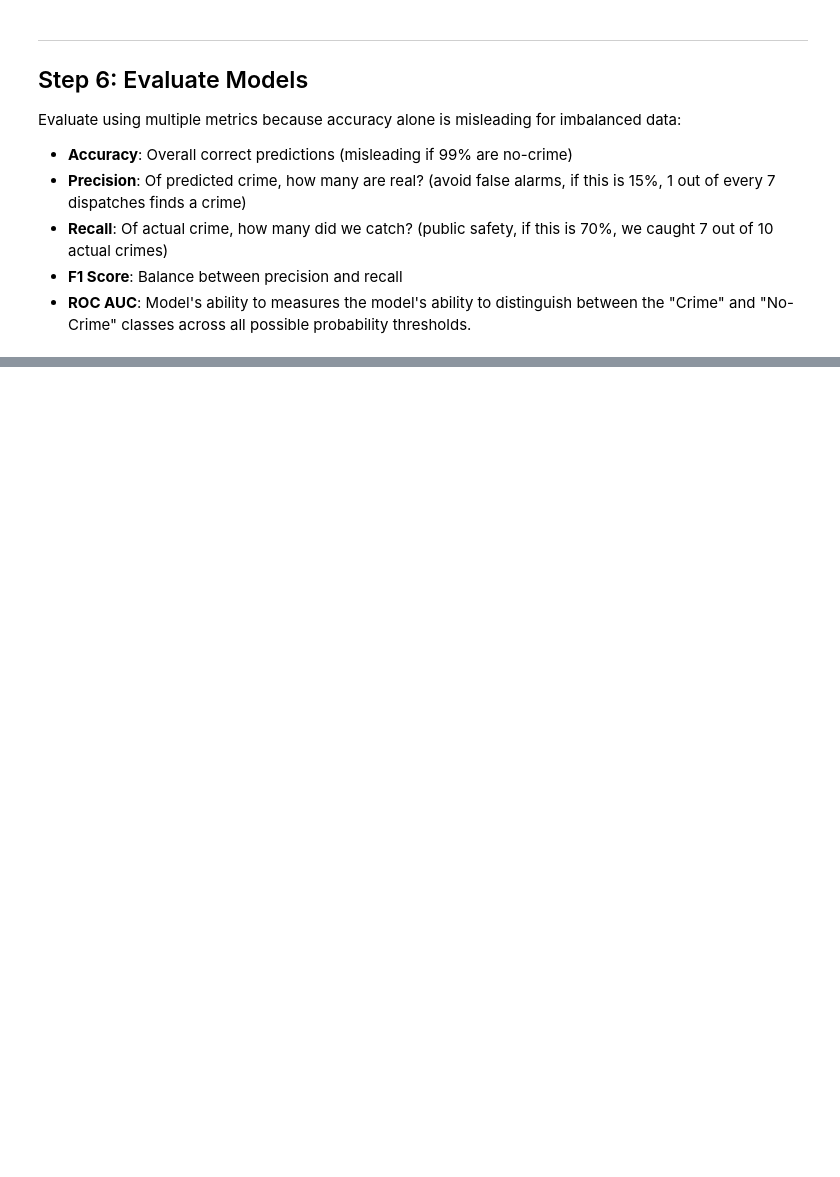
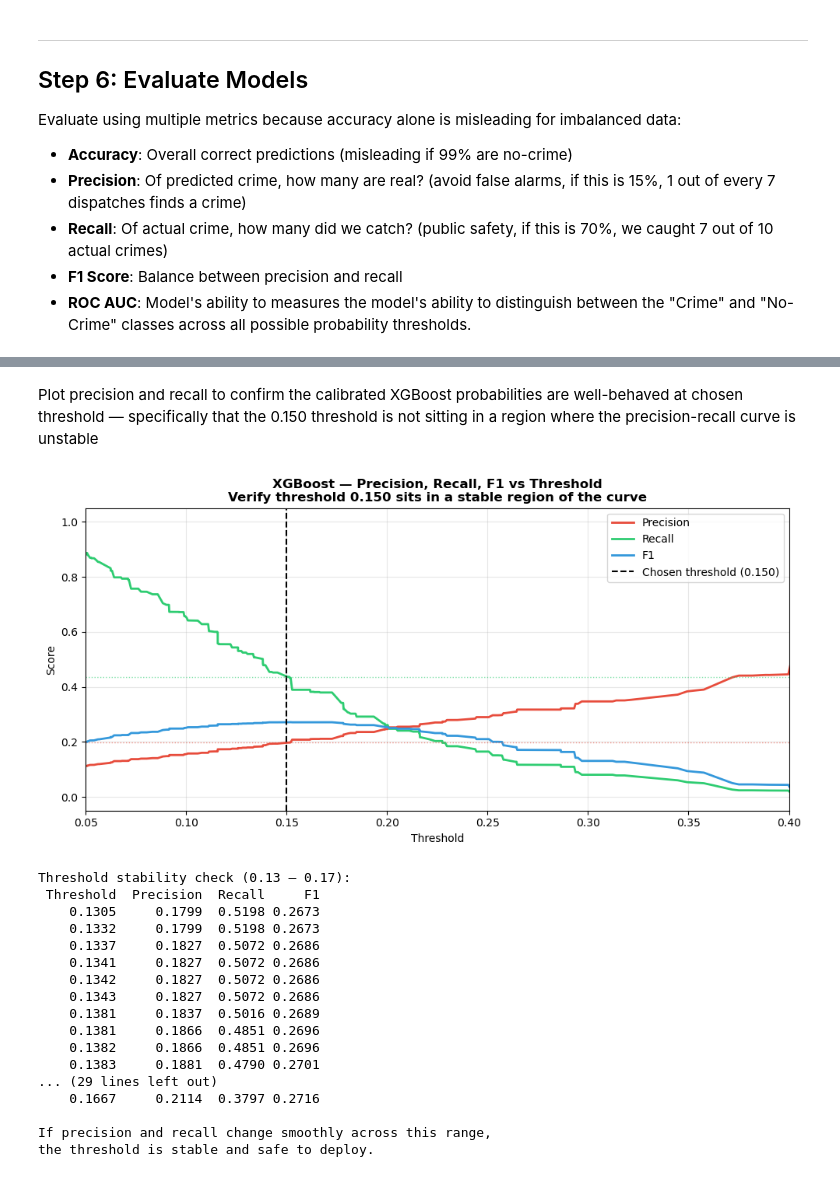
Before and after one commit to e1548423/Team23_IT5006_Predictive_Policing_AY2526Sem2, a Jupyter notebook: ML/Model/Crime_Prediction_Training (Violent Crime).ipynb, the cells around one changed output, grey strips where cells are left out. Saved outputs shown, nothing was run; the diff lists cells and outputs as text; code cells hidden in the pictures; blank space fills up the shorter version.

```diff
--- a/ML/Model/Crime_Prediction_Training (Violent Crime).ipynb
+++ b/ML/Model/Crime_Prediction_Training (Violent Crime).ipynb
@@ -2215,0 +2534,77 @@ LightGBM Brier Score     : 0.1820
+# %% [markdown]
+Plot precision and recall to confirm the calibrated XGBoost probabilities are well-behaved at chosen threshold — specifically that the 0.150 threshold is not sitting in a region where the precision-recall curve is unstable
+# %%
+from sklearn.metrics import precision_recall_curve
+import matplotlib.pyplot as plt
+import numpy as np
+
+probs = calibrated_probs['XGBoost']
+precision_vals, recall_vals, thresholds = precision_recall_curve(y_test, probs)
+
+# Plot precision and recall as a function of threshold
+# You want both curves to be smooth around 0.150 — a jagged curve
+# at that point means the threshold is unstable and small changes
+# in the model would shift performance significantly
+fig, ax = plt.subplots(figsize=(10, 5))
+
+ax.plot(thresholds, precision_vals[:-1], color='#E74C3C',
+        linewidth=2, label='Precision')
+ax.plot(thresholds, recall_vals[:-1], color='#2ECC71',
+        linewidth=2, label='Recall')
+ax.plot(thresholds,
+        2 * (precision_vals[:-1] * recall_vals[:-1]) /
+        (precision_vals[:-1] + recall_vals[:-1] + 1e-9),
+        color='#3498DB', linewidth=2, label='F1')
+
+# Mark chosen threshold
+ax.axvline(x=0.150, color='black', linestyle='--',
+           linewidth=1.5, label='Chosen threshold (0.150)')
+ax.axhline(y=0.1974, color='#E74C3C', linestyle=':',
+           linewidth=1, alpha=0.6)
+ax.axhline(y=0.4366, color='#2ECC71', linestyle=':',
+           linewidth=1, alpha=0.6)
+
+ax.set_xlabel('Threshold')
+ax.set_ylabel('Score')
+ax.set_title('XGBoost — Precision, Recall, F1 vs Threshold\n'
+             'Verify threshold 0.150 sits in a stable region of the curve',
+             fontweight='bold')
+ax.legend()
+ax.set_xlim([0.05, 0.40])  # focus on the relevant range
+ax.grid(alpha=0.3)
+plt.tight_layout()
+plt.show()
+
+# Print behaviour around chosen threshold to check stability
+mask = (thresholds >= 0.13) & (thresholds <= 0.17)
+check_df = pd.DataFrame({
+    'Threshold': thresholds[mask],
+    'Precision': precision_vals[:-1][mask],
+    'Recall'   : recall_vals[:-1][mask],
+    'F1'       : (2 * precision_vals[:-1][mask] * recall_vals[:-1][mask] /
+                 (precision_vals[:-1][mask] + recall_vals[:-1][mask] + 1e-9))
+}).round(4)
+
+print("\nThreshold stability check (0.13 – 0.17):")
+print(check_df.to_string(index=False))
+print("\nIf precision and recall change smoothly across this range,")
+print("the threshold is stable and safe to deploy.")
+# %% [output]
+[figure, added]
+Threshold stability check (0.13 – 0.17):
+ Threshold  Precision  Recall     F1
+    0.1305     0.1799  0.5198 0.2673
+    0.1332     0.1799  0.5198 0.2673
+    0.1337     0.1827  0.5072 0.2686
+    0.1341     0.1827  0.5072 0.2686
+    0.1342     0.1827  0.5072 0.2686
+    0.1343     0.1827  0.5072 0.2686
+    0.1381     0.1837  0.5016 0.2689
+    0.1381     0.1866  0.4851 0.2696
+    0.1382     0.1866  0.4851 0.2696
+    0.1383     0.1881  0.4790 0.2701
+... (29 lines left out)
+    0.1667     0.2114  0.3797 0.2716
+
+If precision and recall change smoothly across this range,
+the threshold is stable and safe to deploy.
```
Also changed, not shown: parts of 34 cells of this notebook.
